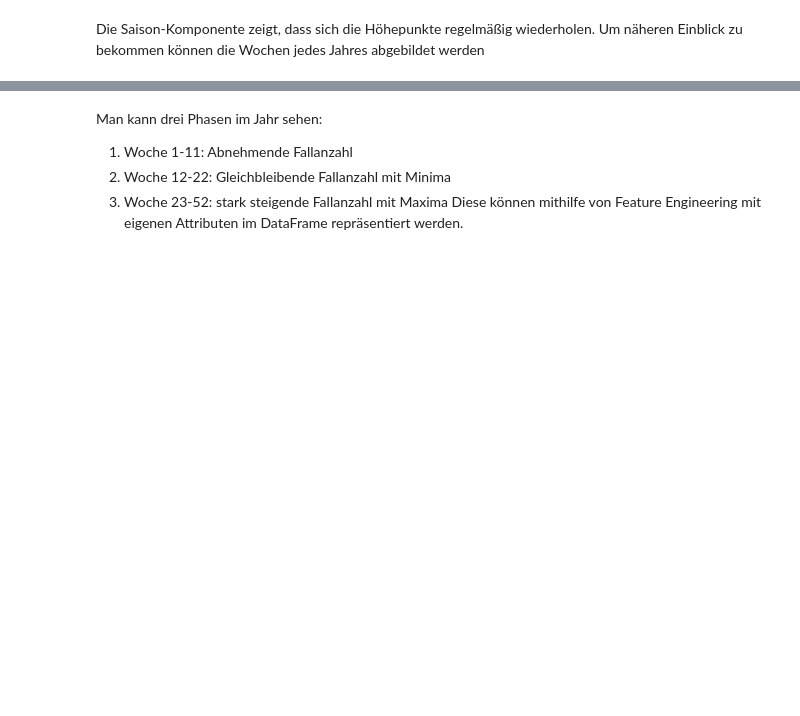
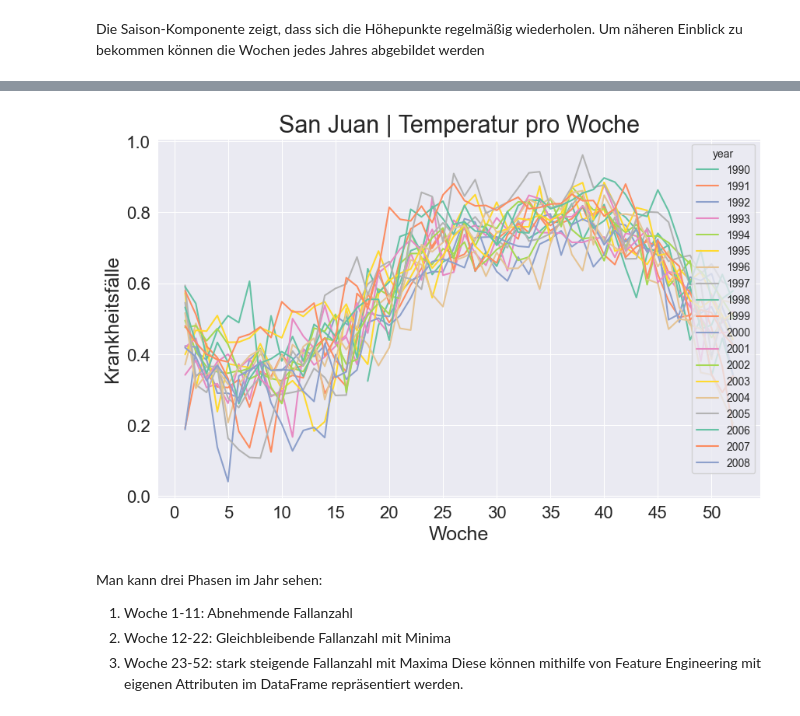
Before and after one commit to LinksMusic/predicitive-analytics, a Jupyter notebook: dengue_fever_prediction.ipynb, the cells around one changed output, grey strips where cells are left out. Cells and saved outputs as stored; diff of their text form; code cells hidden in the pictures; blank space fills up the shorter version.

```diff
--- a/dengue_fever_prediction.ipynb
+++ b/dengue_fever_prediction.ipynb
@@ -515,3 +452,15 @@ plt.show()
+# %%
+plt.figure(figsize=[10,6])
+sns.lineplot(x='weekofyear_fixed',y='temp_avg', hue='year',
+                data=df_sj_lineplot, palette='Set2',legend='full')
+plt.ylabel('Krankheitsfälle',size=18)
+plt.xlabel('Woche',size=18)
+plt.xticks([0,5,10,15,20,25,30,35,40,45,50], size=16)
+plt.yticks(size=16)
+plt.title('San Juan | Temperatur pro Woche', size=22)
+plt.show()
+# %% [output]
+[figure, added]
 # %% [markdown]
 Man kann drei Phasen im Jahr sehen:
 1.  Woche 1-11: Abnehmende Fallanzahl
```
Also changed, not shown: parts of 47 cells of this notebook.
